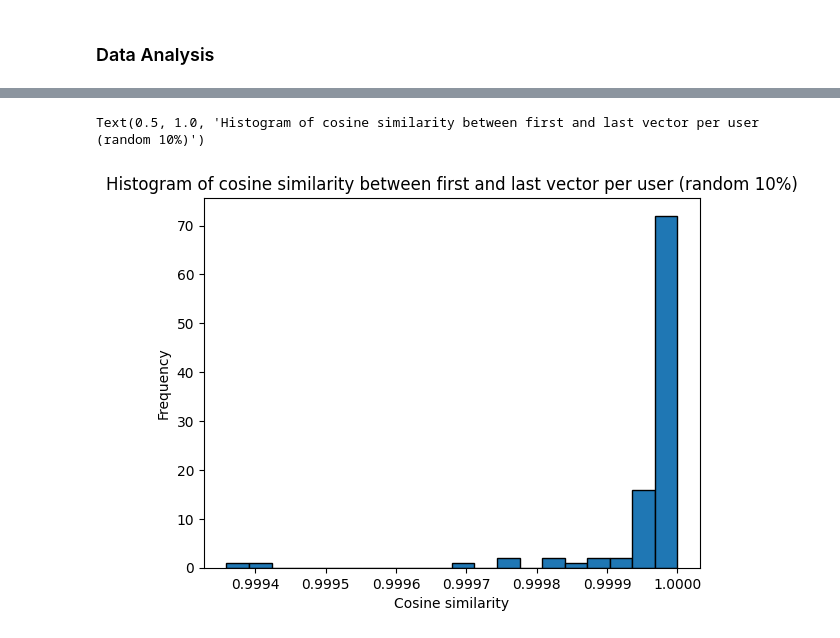
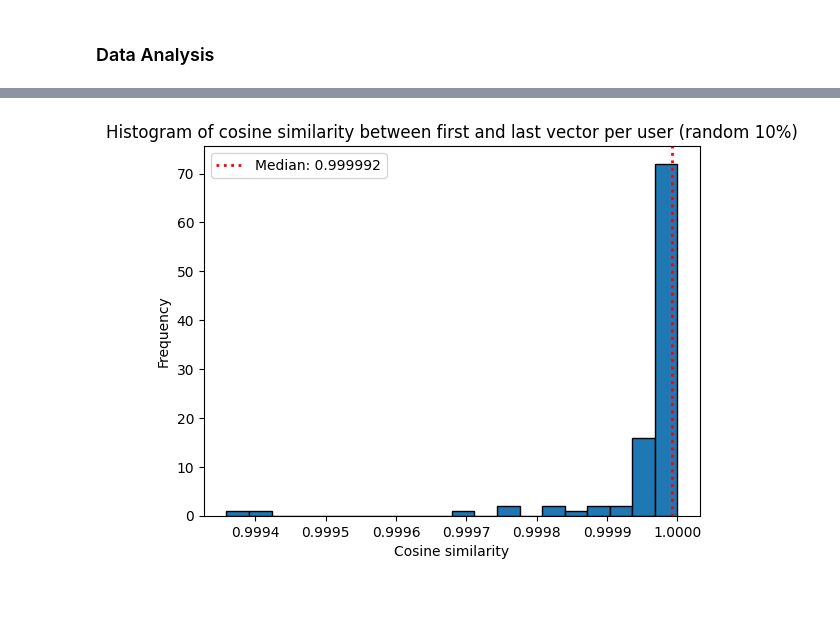
Before and after one commit to jamonbri/master_thesis, a Jupyter notebook: project/model_simulation.ipynb, the cells around one changed output, grey strips where cells are left out. Cells and saved outputs as stored; diff of their text form; code cells hidden in the pictures; blank space fills up the shorter version.

```diff
--- a/project/model_simulation.ipynb
+++ b/project/model_simulation.ipynb
@@ -119,19 +131,27 @@ Text(0.5, 1.0, 'Histogram of cosine similarity between first and last vector per
+# %%
+# Get dataframes for random model at 10%
+
+try:
+    csv_filepaths_random_10 = rec_sys_random_10.filepaths
+    results_handler_random_10 = rec_sys_random_10.results
+except NameError:
+    csv_filepaths_random_10 = list_file_paths("data/results/2024-04-24_2")
+    results_handler_random_10 = Results()
+
+results_filepath_random_10 = [filepath for filepath in csv_filepaths_random_10 if filepath.split("/")[-1].startswith("run")]
+items_filepath_random_10 = [filepath for filepath in csv_filepaths_random_10 if filepath.split("/")[-1].startswith("initial_items")]
+users_filepath_random_10 = [filepath for filepath in csv_filepaths_random_10 if filepath.split("/")[-1].startswith("initial_users")]
+
+random_10_results_df = pd.read_csv(results_filepath_random_10[0])
+random_10_initial_items_df = pd.read_csv(items_filepath_random_10[0])
+random_10_initial_users_df = pd.read_csv(users_filepath_random_10[0])
 # %%
 # Get vector differences for random model at 10%
 
-results_filepath_random_10 = [filepath for filepath in rec_sys_random_10.csv_filepaths if filepath.split("/")[-1].startswith("run")]
-df_vector_diff_random_10 = rec_sys_random_10.results.get_vector_diff_df(results_filepath_random_10[0])
+df_vector_diff_random_10 = results_handler_random_10.get_vector_diff_df(results_filepath_random_10[0])
-# %%
-# Plot vector differences for random model at 10%
-
-df_vector_diff_random_10["vector_diff"].hist(
-    bins=20,
-    grid=False,
-    edgecolor="black"
-)
-plt.xlabel("Cosine similarity")
-plt.ylabel("Frequency")
-plt.title("Histogram of cosine similarity between first and last vector per user (random 10%)")
-# %% [output]
-Text(0.5, 1.0, 'Histogram of cosine similarity between first and last vector per user (random 10%)')
-[figure, removed]
+# %%
+# Plot vector differences for random model at 10%
+
+plot_vector_diffs(df=df_vector_diff_random_10, model="random 10%")
+# %% [output]
+[figure, added]
```
Also changed, not shown: parts of 13 cells of this notebook, 1 other file.
